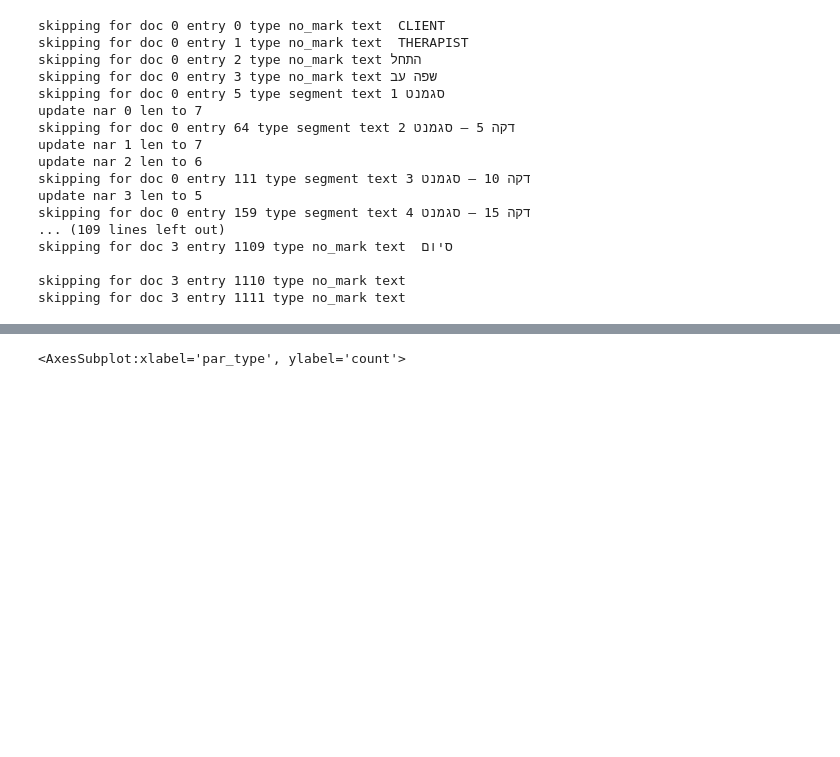
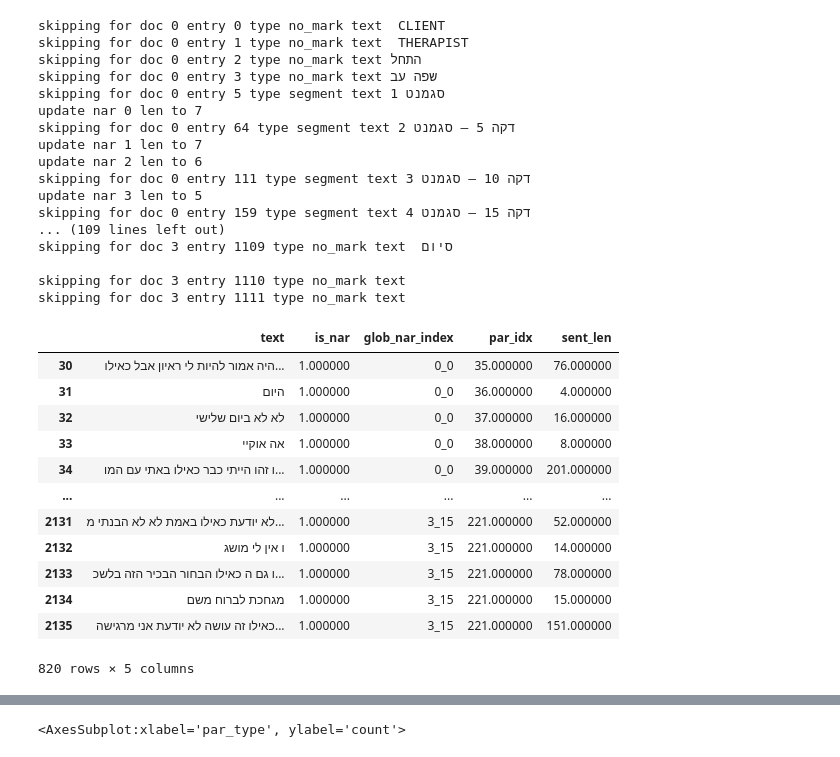
Before and after one commit to Sofy34/personal_strudy, a Jupyter notebook: thesis/01_initial_file.ipynb, the cells around one changed output, grey strips where cells are left out. Saved outputs shown, nothing was run; the diff lists cells and outputs as text; code cells hidden in the pictures; blank space fills up the shorter version.

```diff
--- a/thesis/01_initial_file.ipynb
+++ b/thesis/01_initial_file.ipynb
@@ -81,3 +83,19 @@ skipping for doc 3 entry 1109 type no_mark text  סיום
 
 skipping for doc 3 entry 1110 type no_mark text
 skipping for doc 3 entry 1111 type no_mark text
+# %%
+sent_db.query("is_nar ==1")
+# %% [output]
+|  | text | is_nar | glob_nar_index | par_idx | sent_len |
+| 30 | היה אמור להיות לי ראיון אבל כאילו... | 1.000000 | 0_0 | 35.000000 | 76.000000 |
+| 31 | היום | 1.000000 | 0_0 | 36.000000 | 4.000000 |
+| 32 | לא לא ביום שלישי | 1.000000 | 0_0 | 37.000000 | 16.000000 |
+| 33 | אה אוקיי | 1.000000 | 0_0 | 38.000000 | 8.000000 |
+| 34 | ו זהו הייתי כבר כאילו באתי עם המו... | 1.000000 | 0_0 | 39.000000 | 201.000000 |
+| ... | ... | ... | ... | ... | ... |
+| 2131 | לא יודעת כאילו באמת לא לא הבנתי מ... | 1.000000 | 3_15 | 221.000000 | 52.000000 |
+| 2132 | ו אין לי מושג | 1.000000 | 3_15 | 221.000000 | 14.000000 |
+| 2133 | ו גם ה כאילו הבחור הבכיר הזה בלשכ... | 1.000000 | 3_15 | 221.000000 | 78.000000 |
+| 2134 | מגחכת לברוח משם | 1.000000 | 3_15 | 221.000000 | 15.000000 |
+| 2135 | כאילו זה עושה לא יודעת אני מרגישה... | 1.000000 | 3_15 | 221.000000 | 151.000000 |
+820 rows × 5 columns
```
Also changed, not shown: parts of 29 cells of this notebook, 2 other files.
